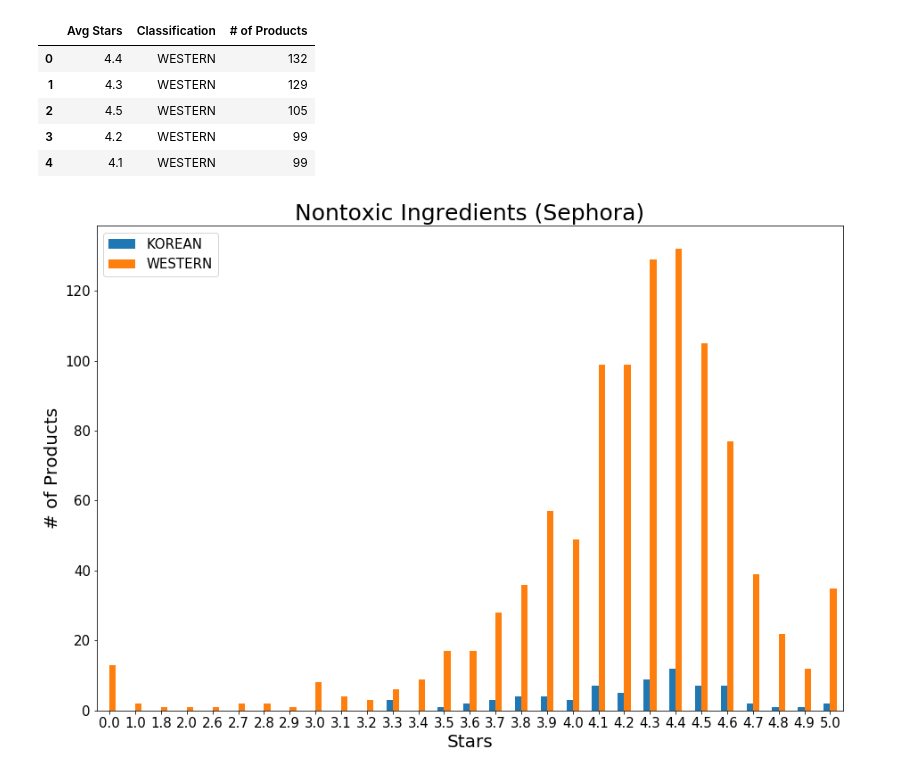
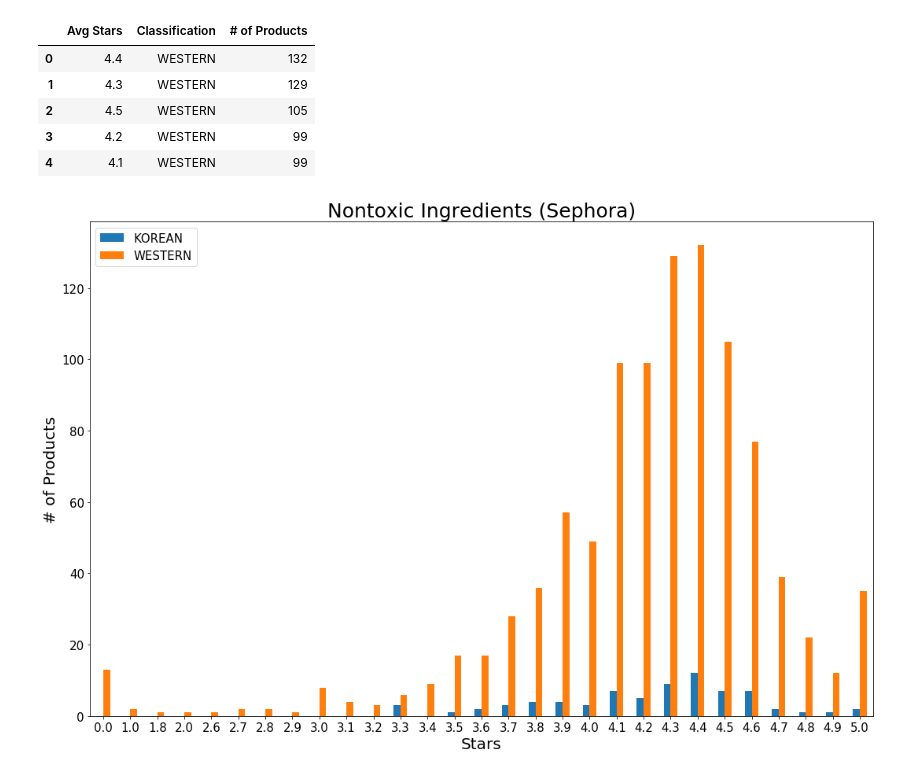
Before and after one commit to nicleong27/EastvsWest_Beauty, a Jupyter notebook: Sephora_Data_Checks.ipynb, the cells around one changed output. Cells and saved outputs as stored; diff of their text form; code cells hidden in the pictures.

```diff
--- a/Sephora_Data_Checks.ipynb
+++ b/Sephora_Data_Checks.ipynb
@@ -259,11 +265,14 @@ sephora_df3_count.reset_index().head()
 # %%
 #Plot datapoints
 ax = sephora_df3_count.groupby(['Avg Stars', 'Classification']).sum()['# of Products'].unstack().plot(kind='bar', stacked=False, figsize=[15,10])
 ax.set_xlabel('Stars', fontsize=20)
 ax.set_ylabel('# of Products', fontsize=20)
 ax.set_title('Nontoxic Ingredients (Sephora)', fontsize=25)
 ax.tick_params(axis='both', labelsize=15)
 ax.legend(loc='upper left', fontsize=15)
 ax.tick_params(axis='x', rotation=0)
+plt.tight_layout()
+
+plt.savefig('images/Nontoxic_Avg_Stars.png')
 # %% [output]
-[figure, old version]
+[figure, new version]
```
Also changed, not shown: parts of 3 cells of this notebook.
